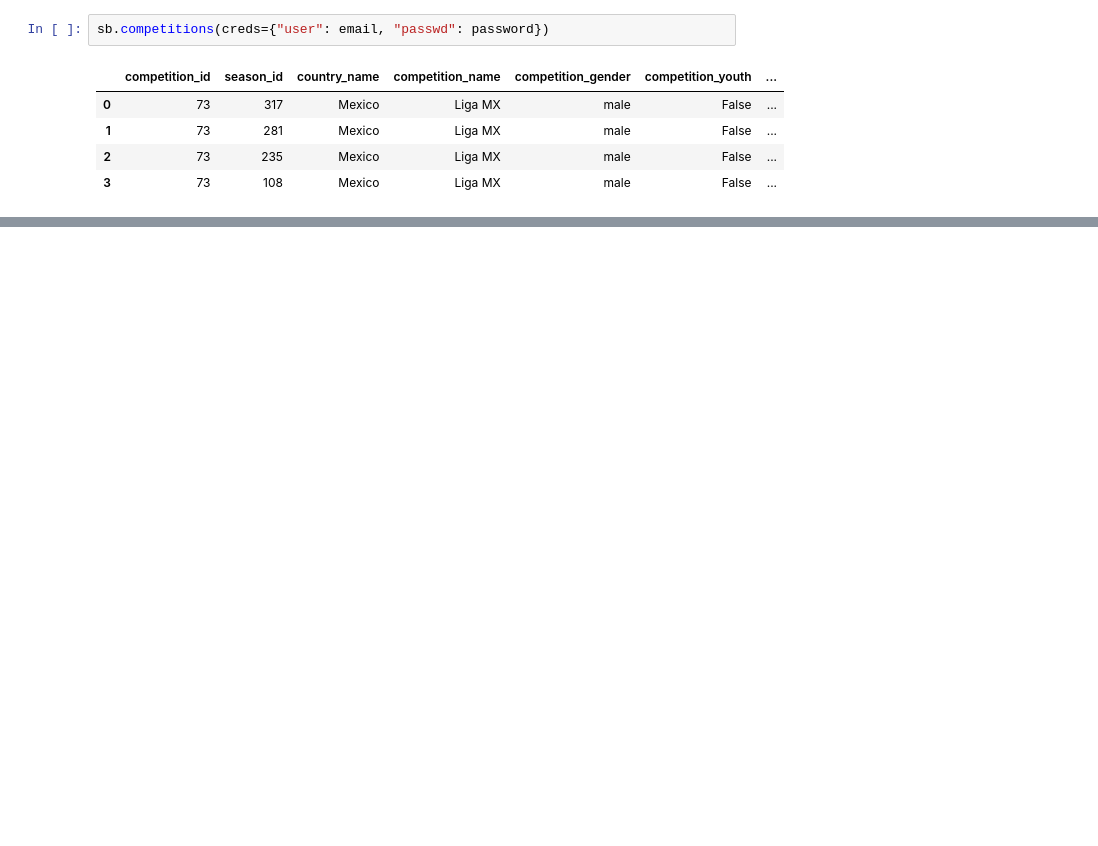
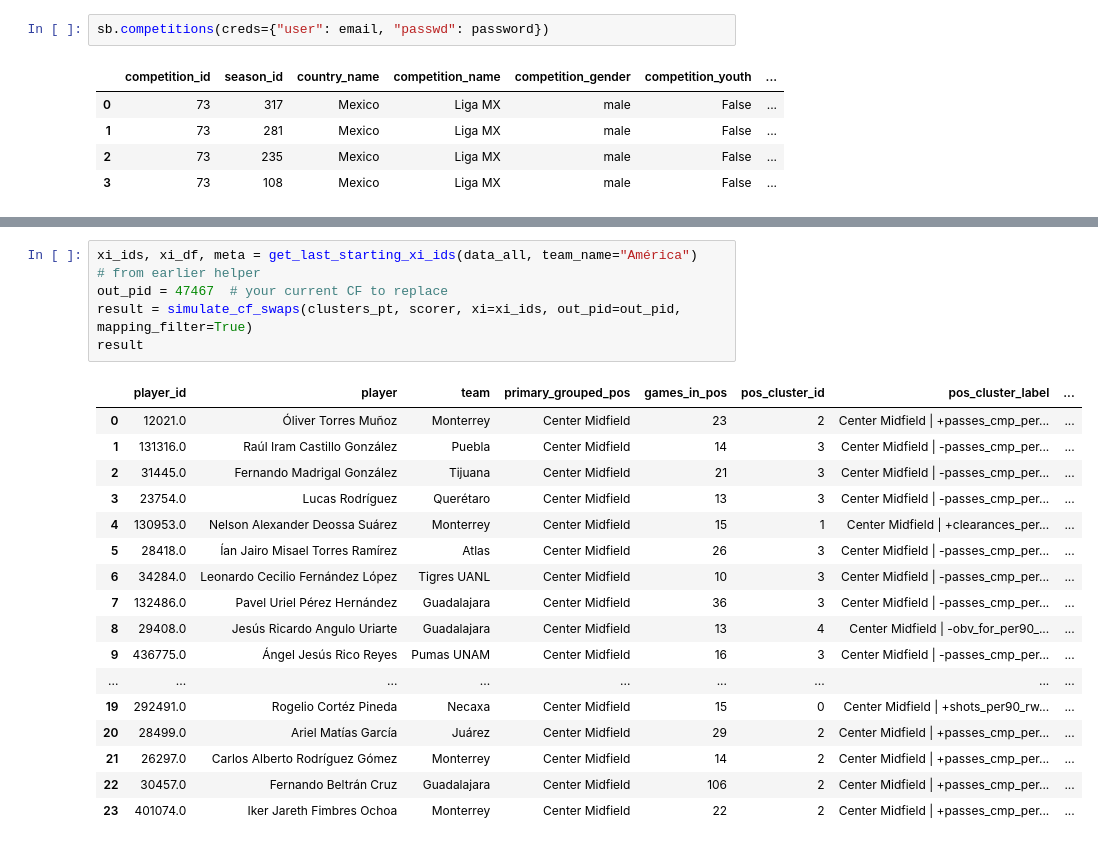
Before and after one commit to dulongski/hackathon-america, a Jupyter notebook: eda_hackathon.ipynb, the cells around one changed output, grey strips where cells are left out. Drawn from its saved outputs; the diff is of its cells as text; blank space fills up the shorter version.

```diff
--- a/eda_hackathon.ipynb
+++ b/eda_hackathon.ipynb
@@ -99,0 +1531,23 @@ list_matches
+# %%
+xi_ids, xi_df, meta = get_last_starting_xi_ids(data_all, team_name="América")   # from earlier helper
+out_pid = 47467  # your current CF to replace
+result = simulate_cf_swaps(clusters_pt, scorer, xi=xi_ids, out_pid=out_pid, mapping_filter=True)
+result
+# %% [output]
+|  | player_id | player | team | primary_grouped_pos | games_in_pos | pos_cluster_id | pos_cluster_label | ... |
+| 0 | 12021.0 | Óliver Torres Muñoz | Monterrey | Center Midfield | 23 | 2 | Center Midfield | +passes_cmp_per... | ... |
+| 1 | 131316.0 | Raúl Iram Castillo González | Puebla | Center Midfield | 14 | 3 | Center Midfield | -passes_cmp_per... | ... |
+| 2 | 31445.0 | Fernando Madrigal González | Tijuana | Center Midfield | 21 | 3 | Center Midfield | -passes_cmp_per... | ... |
+| 3 | 23754.0 | Lucas Rodríguez | Querétaro | Center Midfield | 13 | 3 | Center Midfield | -passes_cmp_per... | ... |
+| 4 | 130953.0 | Nelson Alexander Deossa Suárez | Monterrey | Center Midfield | 15 | 1 | Center Midfield | +clearances_per... | ... |
+| 5 | 28418.0 | Ían Jairo Misael Torres Ramírez | Atlas | Center Midfield | 26 | 3 | Center Midfield | -passes_cmp_per... | ... |
+| 6 | 34284.0 | Leonardo Cecilio Fernández López | Tigres UANL | Center Midfield | 10 | 3 | Center Midfield | -passes_cmp_per... | ... |
+| 7 | 132486.0 | Pavel Uriel Pérez Hernández | Guadalajara | Center Midfield | 36 | 3 | Center Midfield | -passes_cmp_per... | ... |
+| 8 | 29408.0 | Jesús Ricardo Angulo Uriarte | Guadalajara | Center Midfield | 13 | 4 | Center Midfield | -obv_for_per90_... | ... |
+| 9 | 436775.0 | Ángel Jesús Rico Reyes | Pumas UNAM | Center Midfield | 16 | 3 | Center Midfield | -passes_cmp_per... | ... |
+| ... | ... | ... | ... | ... | ... | ... | ... | ... |
+| 19 | 292491.0 | Rogelio Cortéz Pineda | Necaxa | Center Midfield | 15 | 0 | Center Midfield | +shots_per90_rw... | ... |
+| 20 | 28499.0 | Ariel Matías García | Juárez | Center Midfield | 29 | 2 | Center Midfield | +passes_cmp_per... | ... |
+| 21 | 26297.0 | Carlos Alberto Rodríguez Gómez | Monterrey | Center Midfield | 14 | 2 | Center Midfield | +passes_cmp_per... | ... |
+| 22 | 30457.0 | Fernando Beltrán Cruz | Guadalajara | Center Midfield | 106 | 2 | Center Midfield | +passes_cmp_per... | ... |
+| 23 | 401074.0 | Iker Jareth Fimbres Ochoa | Monterrey | Center Midfield | 22 | 2 | Center Midfield | +passes_cmp_per... | ... |
```
Also changed, not shown: parts of 30 cells of this notebook, 3 other files.
